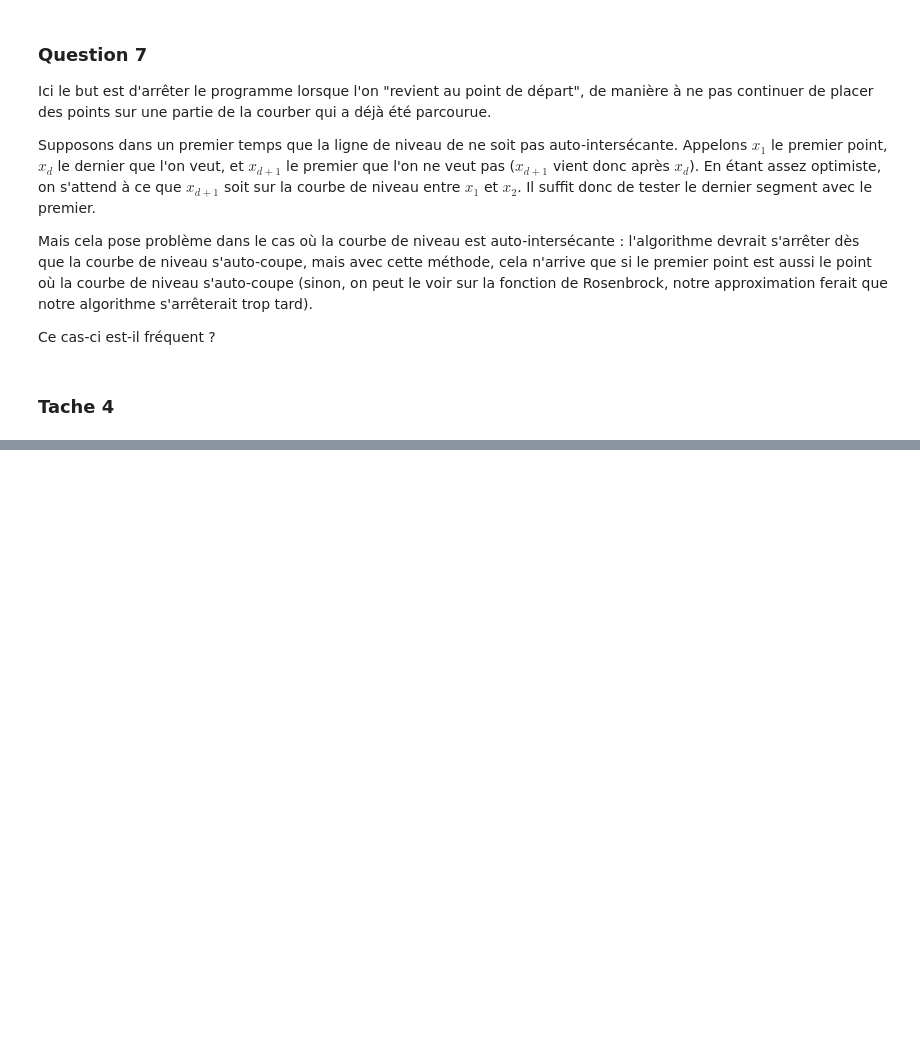
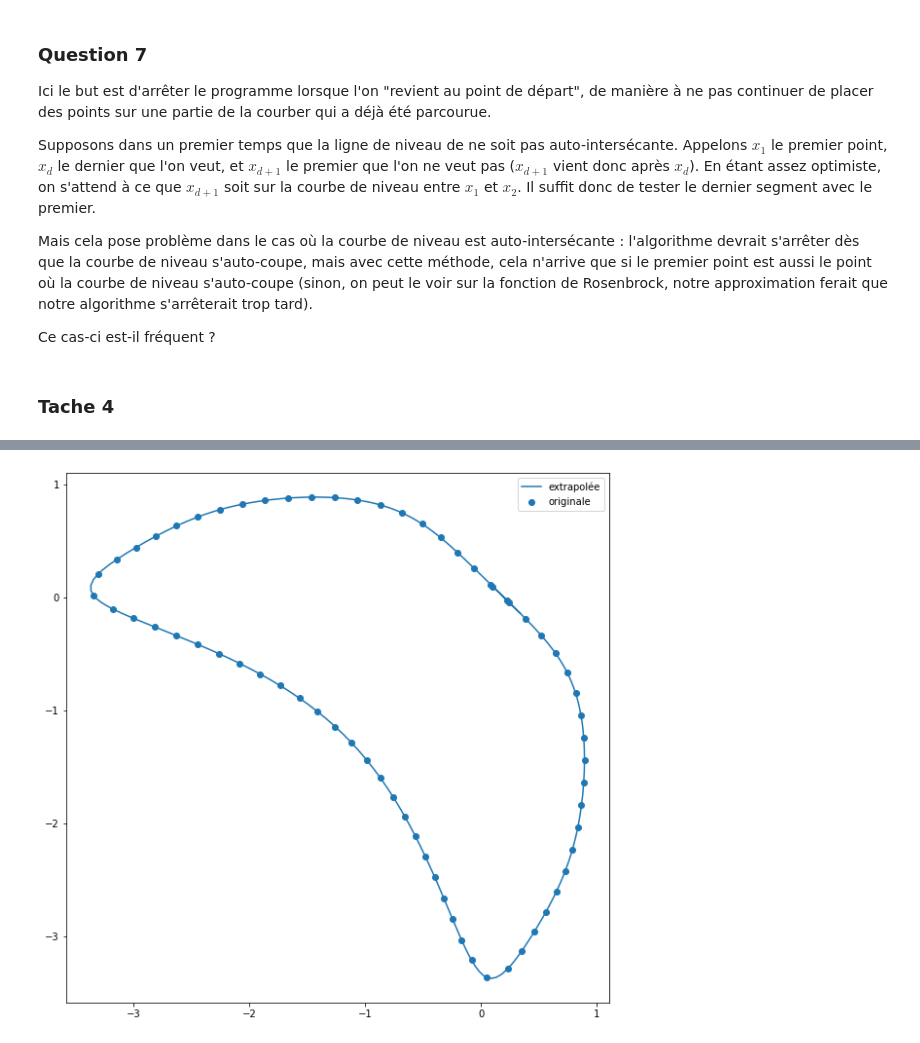
Before and after one commit to 20serieys/info_maths, a Jupyter notebook: projet_info_maths.ipynb, the cells around one changed output, grey strips where cells are left out. Cells and saved outputs as stored; diff of their text form; code cells hidden in the pictures; blank space fills up the shorter version.

```diff
--- a/projet_info_maths.ipynb
+++ b/projet_info_maths.ipynb
@@ -245,0 +351,9 @@ plt.show()
+# %%
+courbe = level_curve_extra(f3, 0.1, 0.1, 0.2, oversampling=5)
+plt.plot(courbe[0], courbe[1], label="extrapolée")
+courbe = level_curve_extra(f3, 0.1, 0.1, 0.2, oversampling=1)
+plt.scatter(courbe[0], courbe[1], label="originale")
+plt.legend()
+plt.show()
+# %% [output]
+[figure, added]
```
Also changed, not shown: parts of 10 cells of this notebook.
